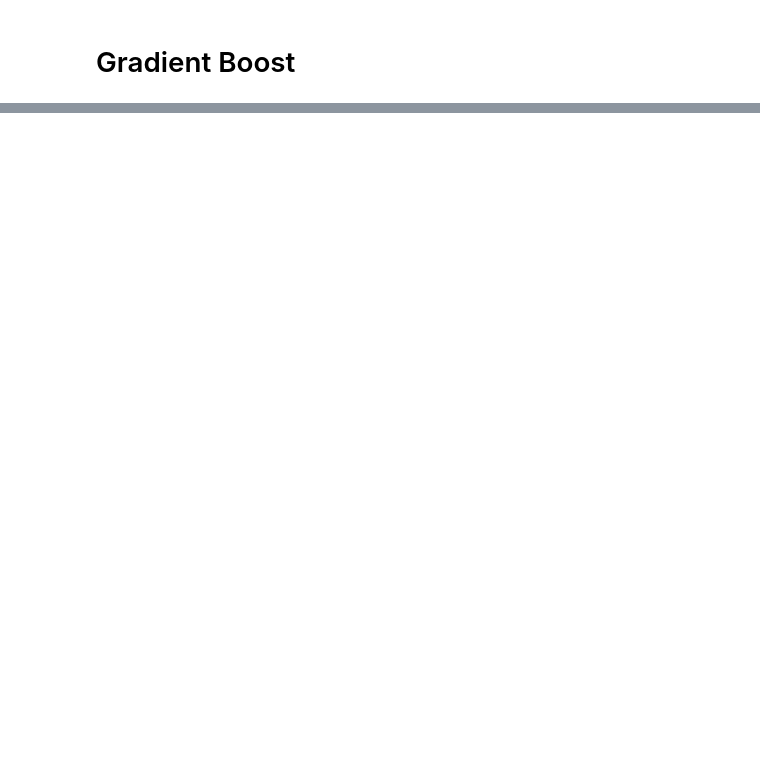
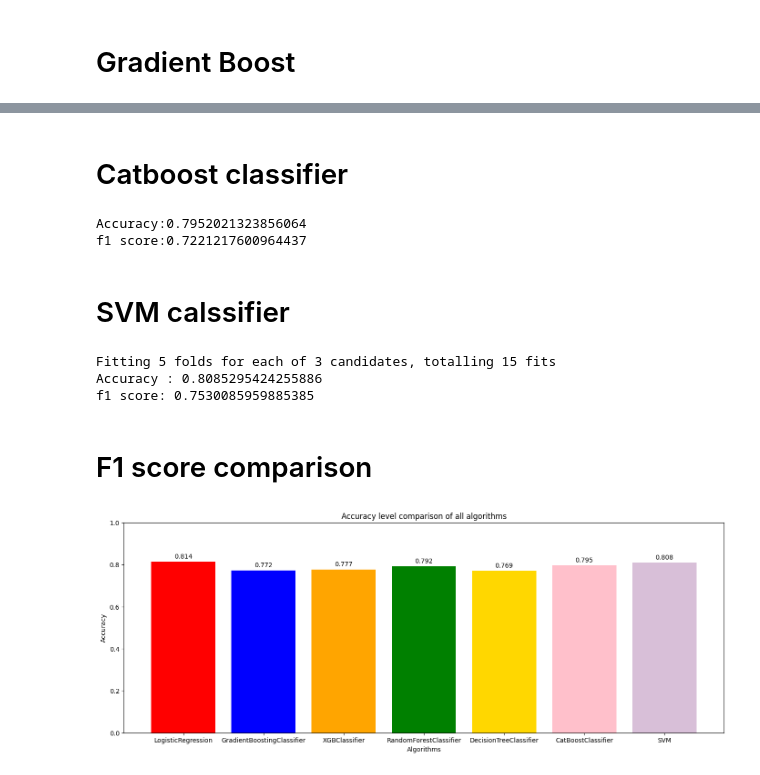
Before and after one commit to shadhinwebtec/Predict_real_disasters_from_tweets, a Jupyter notebook: predict_real_disasters_new.ipynb, the cells around one changed output, grey strips where cells are left out. Cells and saved outputs as stored; diff of their text form; code cells hidden in the pictures; blank space fills up the shorter version.

```diff
--- a/predict_real_disasters_new.ipynb
+++ b/predict_real_disasters_new.ipynb
@@ -272,0 +290,65 @@ print(f1_score(y_test,model_3.predict(X_test)))
+# %% [markdown]
+# Catboost classifier
+# %%
+pipe_catboost=Pipeline([('tfidf',TfidfVectorizer()),
+                   ('model',CatBoostClassifier(verbose=False))])
+model_catboost=pipe_catboost.fit(X_train,y_train)
+y_pred_catboost=model_catboost.predict(X_test)
+accuracy_catboost=accuracy_score(y_test,y_pred_catboost)
+print("Accuracy:{}".format(accuracy_catboost))
+print('f1 score:{}'.format(f1_score(y_test,y_pred_catboost)))
+# %% [output]
+Accuracy:0.7952021323856064
+f1 score:0.7221217600964437
+# %% [markdown]
+# SVM calssifier
+# %%
+
+from sklearn.pipeline import make_pipeline
+from sklearn.model_selection import StratifiedKFold
+
+kfolds = StratifiedKFold(n_splits=5, shuffle=True, random_state=1)
+
+np.random.seed(1)
+
+
+Pipeline_svm=make_pipeline(CountVectorizer(),SVC(probability=True,kernel='linear',class_weight='balanced'))
+
+grid_svm=GridSearchCV(Pipeline_svm,
+                    param_grid = {'svc__C': [0.01, 0.1, 1]},
+                    cv = kfolds,
+                    scoring="roc_auc",
+                    verbose=1,
+                    n_jobs=-1)
+model_svm=grid_svm.fit(X_train,y_train)
+y_pred_svm=model_svm.predict(X_test)
+accuracy_svm=accuracy_score(y_test,y_pred_svm)
+print("Accuracy :",accuracy_svm)
+print("f1 score:",f1_score(y_test,y_pred_svm))
+# %% [output]
+Fitting 5 folds for each of 3 candidates, totalling 15 fits
+Accuracy : 0.8085295424255886
+f1 score: 0.7530085959885385
+# %% [markdown]
+# F1 score comparison
+# %%
+# Data
+algorithms = ['LogisticRegression', 'GradientBoostingClassifier', 'XGBClassifier', 'RandomForestClassifier',
+              'DecisionTreeClassifier', 'CatBoostClassifier', 'SVM']
+accuracy = [0.814, 0.772, 0.777, 0.792, 0.769, 0.795, 0.808]
+
+# Plotting the bar graph
+plt.figure(figsize=(17, 6))
+bars = plt.bar(algorithms, accuracy, color=['red', 'blue', 'orange', 'green', 'gold', 'pink', 'thistle'])
+plt.ylim([0, 1])
+plt.xlabel('Algorithms')
+plt.ylabel('Accuracy')
+plt.title('Accuracy level comparison of all algorithms')
+
+# Adding accuracy values on top of each bar
+for bar, acc in zip(bars, accuracy):
+    plt.text(bar.get_x() + bar.get_width() / 2, bar.get_height() + 0.01, f'{acc:.3f}', ha='center', va='bottom')
+
+plt.show()
+# %% [output]
+[figure, added]
```
Also changed, not shown: parts of 13 cells of this notebook, 4 other files.
